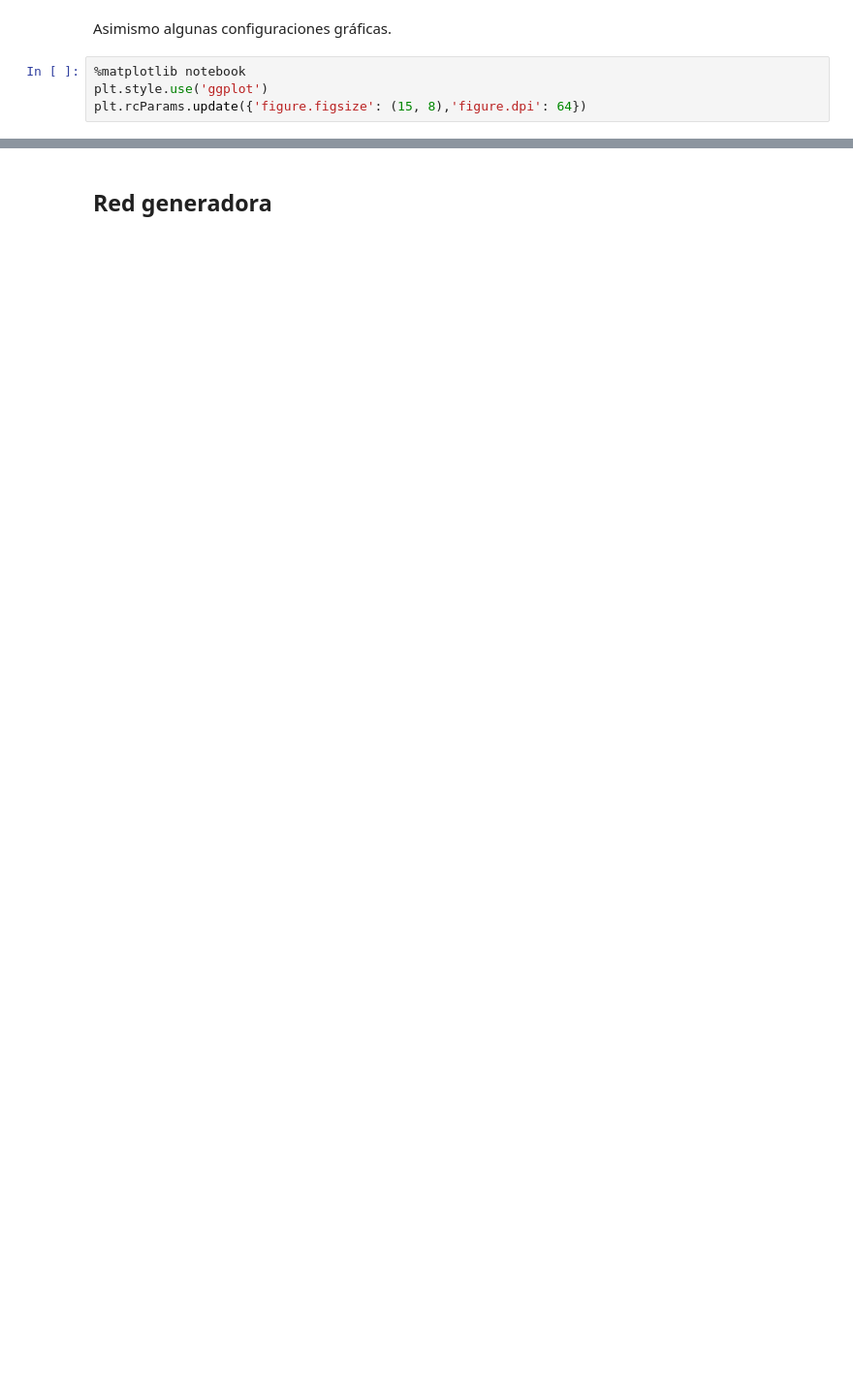
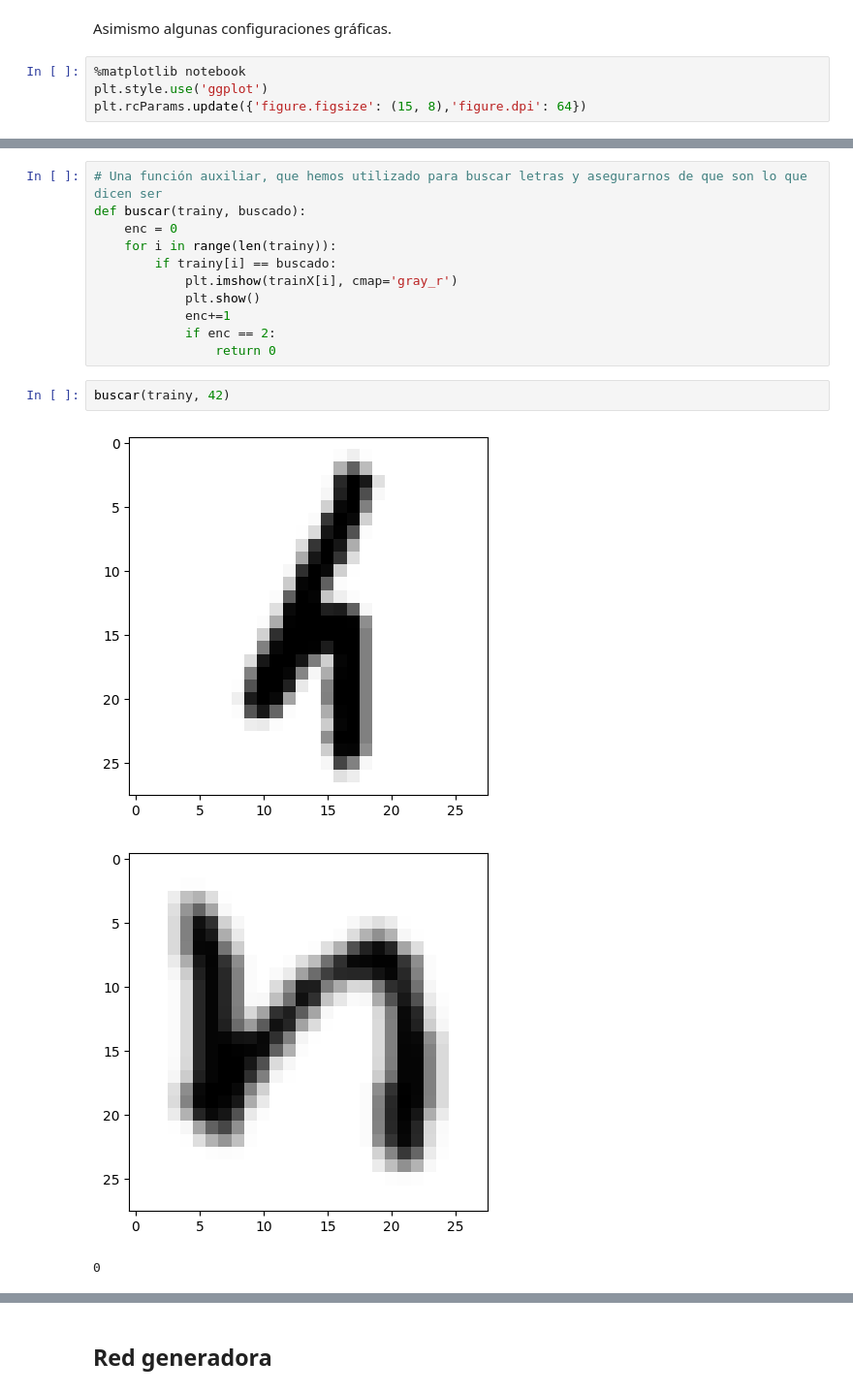
Before and after one commit to tardisfromtornspace/Agentes-Inteligentes, a Jupyter notebook: ACGAN-Algigantix.ipynb, the cells around one changed output, grey strips where cells are left out. Shown: that part at 97% size. Saved outputs shown, nothing was run; the diff lists cells and outputs as text; blank space fills up the shorter version.

```diff
--- a/ACGAN-Algigantix.ipynb
+++ b/ACGAN-Algigantix.ipynb
@@ -129,0 +170,17 @@ num_billetes = 4
+# %%
+# Una función auxiliar, que hemos utilizado para buscar letras y asegurarnos de que son lo que dicen ser
+def buscar(trainy, buscado):
+    enc = 0
+    for i in range(len(trainy)):
+        if trainy[i] == buscado:
+            plt.imshow(trainX[i], cmap='gray_r')
+            plt.show()
+            enc+=1
+            if enc == 2:
+                return 0
+# %%
+buscar(trainy, 42)
+# %% [output]
+[figure, added]
+[figure, added]
+0
```
Also changed, not shown: parts of 37 cells of this notebook.
